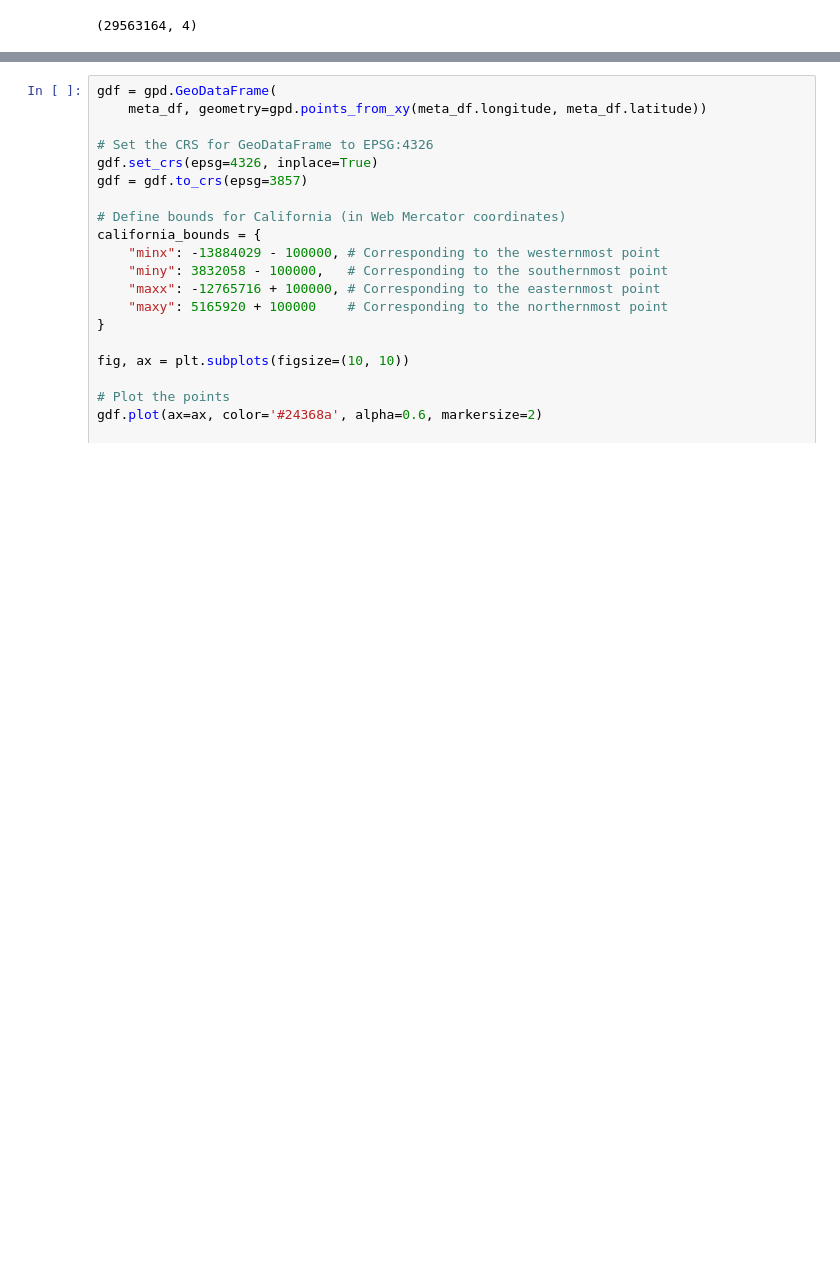
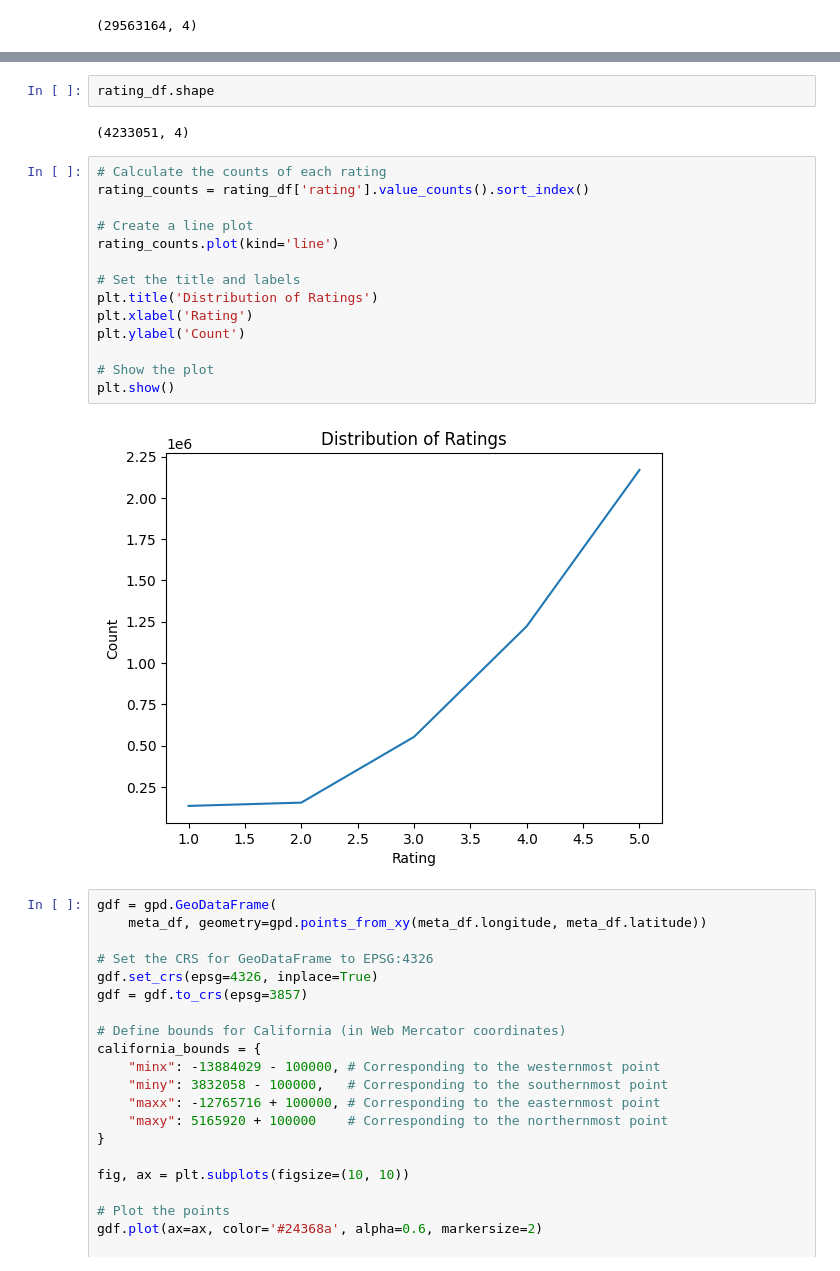
Before and after one commit to anishcd/CSE158-Assignment-2, a Jupyter notebook: analysis.ipynb, the cells around one changed output, grey strips where cells are left out. Cells and saved outputs as stored; diff of their text form; blank space fills up the shorter version.

```diff
--- a/analysis.ipynb
+++ b/analysis.ipynb
@@ -58,3 +66,23 @@ rating_df.shape
+# %%
+rating_df.shape
+# %% [output]
+(4233051, 4)
+# %%
+# Calculate the counts of each rating
+rating_counts = rating_df['rating'].value_counts().sort_index()
+
+# Create a line plot
+rating_counts.plot(kind='line')
+
+# Set the title and labels
+plt.title('Distribution of Ratings')
+plt.xlabel('Rating')
+plt.ylabel('Count')
+
+# Show the plot
+plt.show()
+# %% [output]
+[figure, added]
 # %%
 gdf = gpd.GeoDataFrame(
     meta_df, geometry=gpd.points_from_xy(meta_df.longitude, meta_df.latitude))
```
Also changed, not shown: parts of 10 cells of this notebook.
